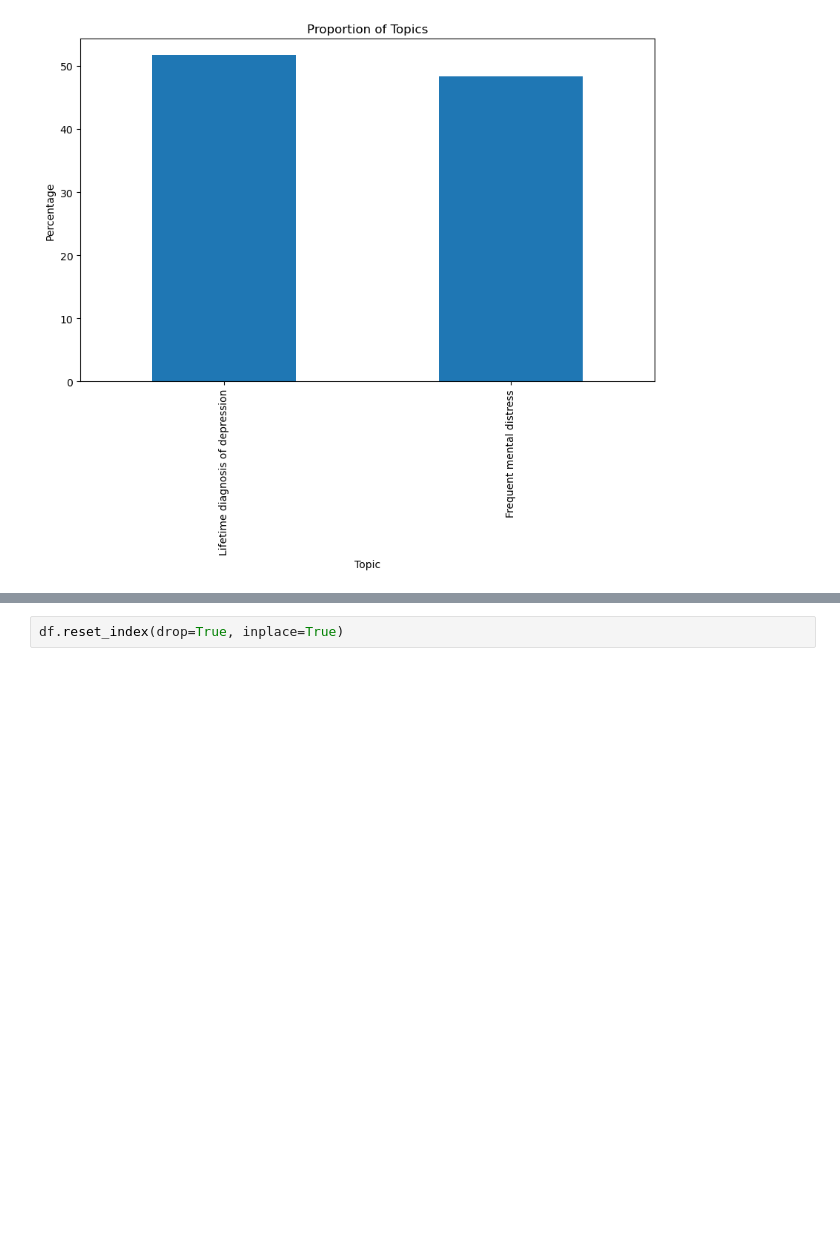
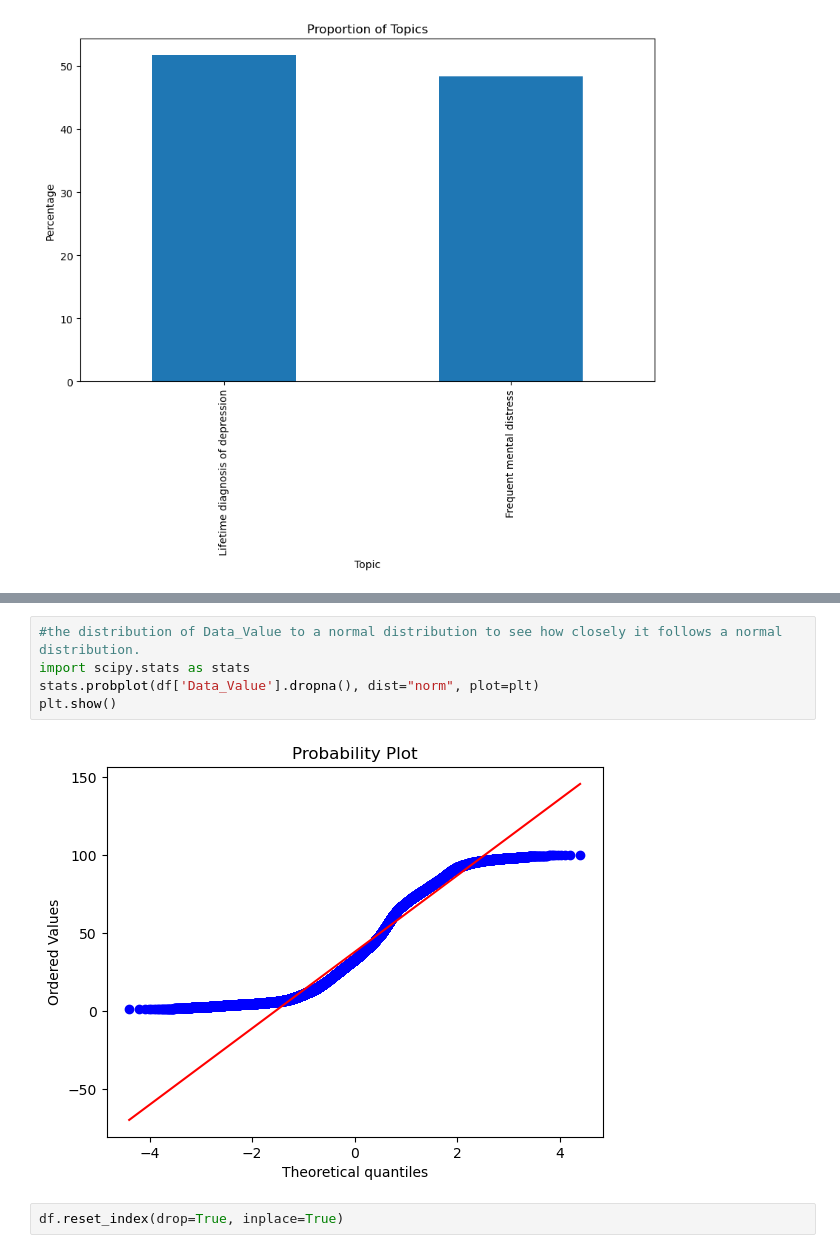
Before and after one commit to sonaaki/Springboard, a Jupyter notebook: Capstone_Two_02_data_wrangling.ipynb, the cells around one changed output, grey strips where cells are left out. Cells and saved outputs as stored; diff of their text form; blank space fills up the shorter version.

```diff
--- a/Capstone_Two_02_data_wrangling.ipynb
+++ b/Capstone_Two_02_data_wrangling.ipynb
@@ -417,3 +474,10 @@ plt.show()
+# %%
+#the distribution of Data_Value to a normal distribution to see how closely it follows a normal distribution.
+import scipy.stats as stats
+stats.probplot(df['Data_Value'].dropna(), dist="norm", plot=plt)
+plt.show()
+# %% [output]
+[figure, added]
 # %%
 df.reset_index(drop=True, inplace=True)
 # %%
```
Also changed, not shown: parts of 5 cells of this notebook.
